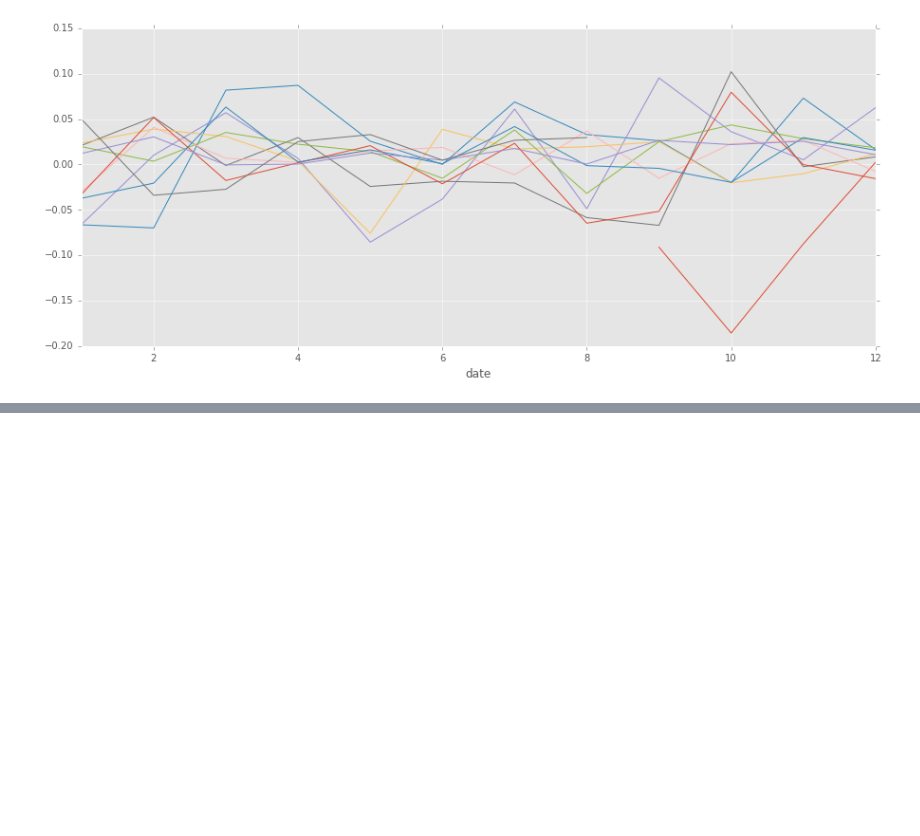
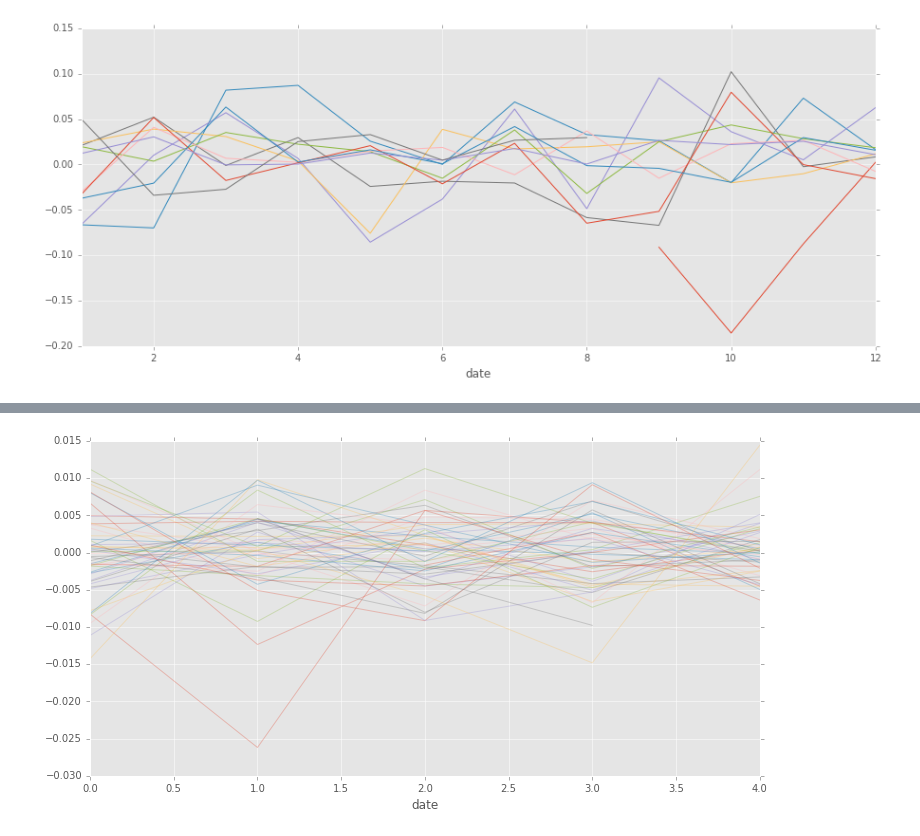
Before and after one commit to aandres99/SP500-Studies, a Jupyter notebook: SP500_When.ipynb, the cells around one changed output, grey strips where cells are left out. Saved outputs shown, nothing was run; the diff lists cells and outputs as text; code cells hidden in the pictures; blank space fills up the shorter version.

```diff
--- a/SP500_When.ipynb
+++ b/SP500_When.ipynb
@@ -177,0 +192,4 @@ pivoted_d
+# %%
+pivoted_d.plot(legend=False, figsize=(12,6), alpha=0.3);
+# %% [output]
+[figure, added]
```
Also changed, not shown: parts of 13 cells of this notebook, 1 other file.
